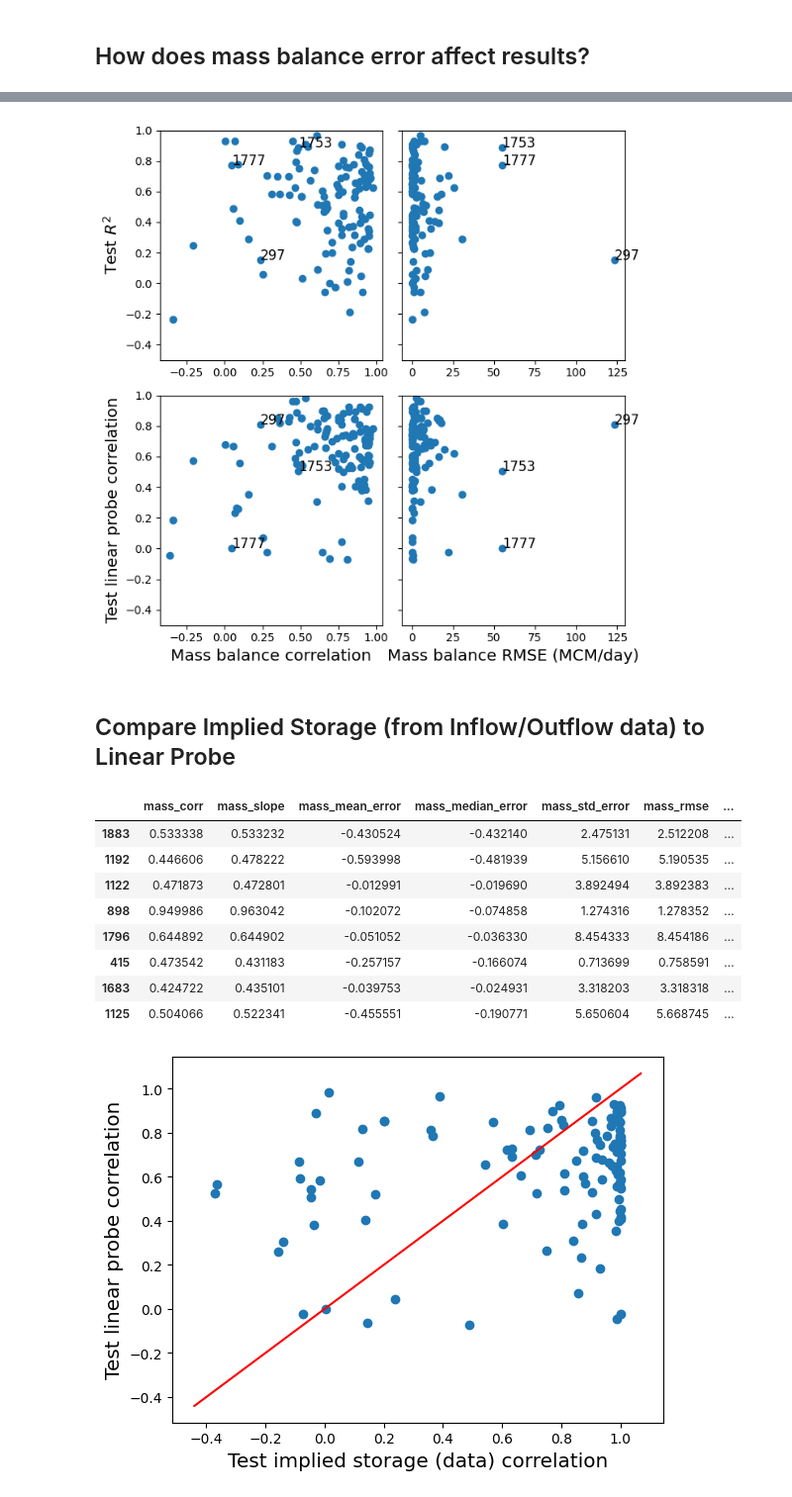
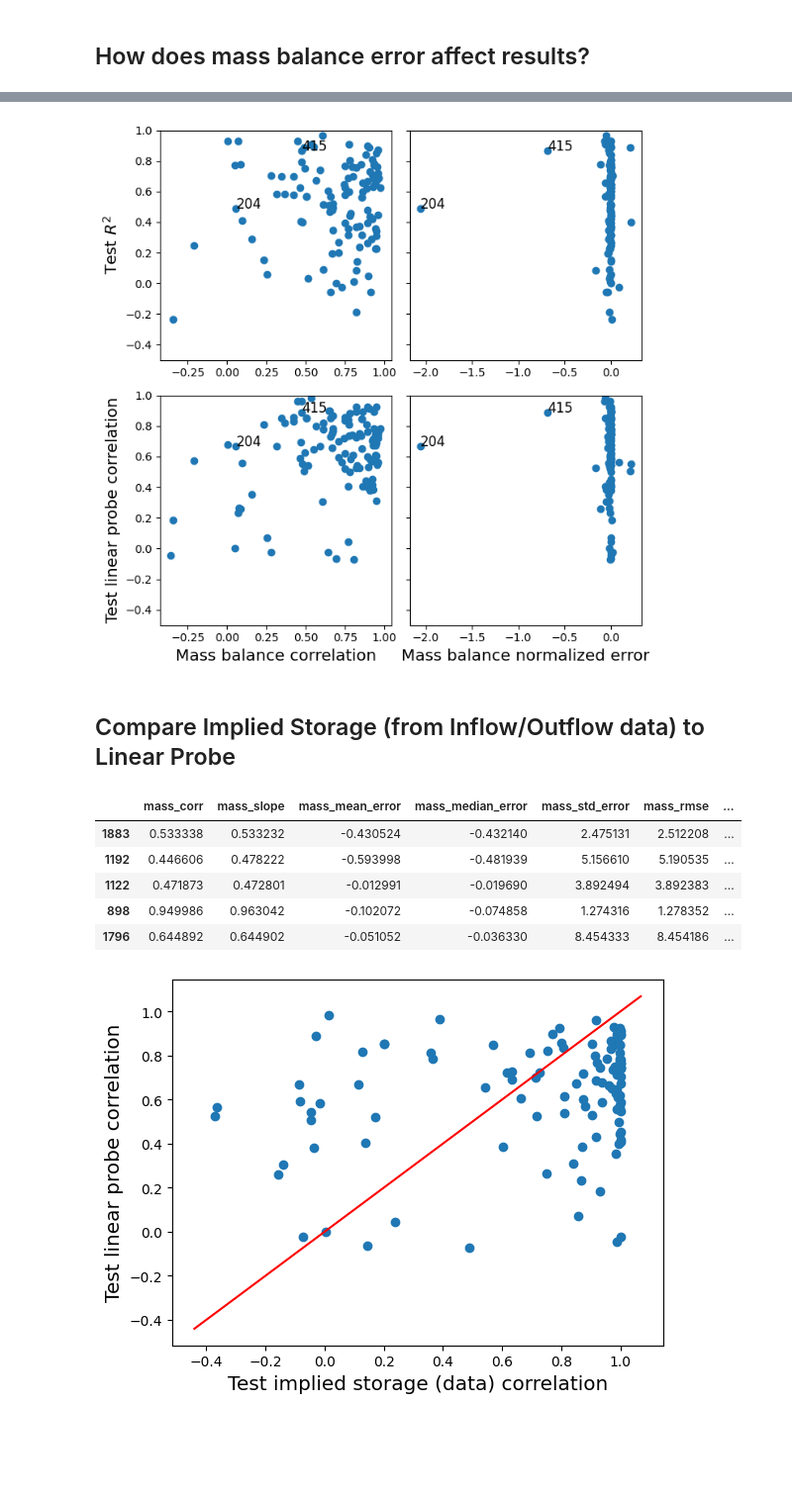
Before and after one commit to Matt2371/DL-reservoir-modeling, a Jupyter notebook: reviewer_comments/4a_resops_mass_balance_check.ipynb, the cells around one changed output, grey strips where cells are left out. Shown at 99% size. Cells and saved outputs as stored; diff of their text form; code cells hidden in the pictures; blank space fills up the shorter version.

```diff
--- a/reviewer_comments/4a_resops_mass_balance_check.ipynb
+++ b/reviewer_comments/4a_resops_mass_balance_check.ipynb
@@ -39,6 +40,12 @@ def mass_balance_check(res_id, left_year):
     df['storage_diff'] = df['storage'].shift(-1) - df['storage'] # change in storage in MCM/day
     df['inflow_outflow_diff'] = (df['inflow'] - df['outflow']) * 60 * 60 * 24 / 1e6 # MCM/day
     df = df.dropna()
+
+    # GRanD Attributes - Get Capacity
+    gdf = gpd.read_file("data/GRanD/GRanD_dams_v1_3.shp")
+    gdf = gdf.drop(columns="geometry").set_index("GRAND_ID")
+    gdf.index = gdf.index.astype(type(res_id))
+    capacity = gdf['CAP_MCM'].loc[res_id]
 
     residual = df['storage_diff'] - df['inflow_outflow_diff']
     corr = df['storage_diff'].corr(df['inflow_outflow_diff'])
@@ -55,6 +62,7 @@ def mass_balance_check(res_id, left_year):
         'median_error': median_error,
         'std_error': std_error,
         'rmse': rmse,
+        'normalized_mean_error': mean_error / capacity * 100
     }
 # %%
 res_list = sorted(filter_res())
@@ -63,10 +71,11 @@ left_years = get_left_years(res_list)
 mass_balance_df = pd.DataFrame(index=res_list)
 for res_id in tqdm(res_list, 'Calculating correlations'):
     mass_balance_check_i = mass_balance_check(res_id, left_years[res_id])
-    mass_balance_df.loc[res_id, ['mass_corr', 'mass_slope', 'mass_mean_error', 'mass_median_error', 'mass_std_error', 'mass_rmse']] = (mass_balance_check_i['corr'],
+    mass_balance_df.loc[res_id, ['mass_corr', 'mass_slope', 'mass_mean_error', 'mass_median_error', 'mass_std_error', 'mass_rmse', 'mass_norm_mean_error']] = (mass_balance_check_i['corr'],
                                                                                                    mass_balance_check_i['slope'],
                                                                                                    mass_balance_check_i['mean_error'],
                                                                                                    mass_balance_check_i['median_error'],
                                                                                                    mass_balance_check_i['std_error'],
-                                                                                                   mass_balance_check_i['rmse'])
+                                                                                                   mass_balance_check_i['rmse'],
+                                                                                                   mass_balance_check_i['normalized_mean_error'])
 # %%
@@ -106,35 +116,35 @@ summary_df[mass_balance_df['mass_rmse'] > 50]
 # %%
 fig, axes = plt.subplots(nrows=2, ncols=2, figsize=(7, 7), sharey=True)
 
-ids_to_label = ['1753', '1777', '297']
+ids_to_label = ['204', '415']
 
 axes[0, 0].scatter(summary_df['mass_corr'], summary_df['test'])
 axes[0, 0].set_ylim(-0.5, 1)
 axes[0, 0].set_ylabel('Test $R^2$', size='x-large')
 for id in ids_to_label:
     axes[0, 0].text(summary_df.loc[id, 'mass_corr'], summary_df.loc[id, 'test'], id, size='large')
 
-axes[0, 1].scatter(summary_df['mass_rmse'], summary_df['test'])
+axes[0, 1].scatter(summary_df['mass_norm_mean_error'], summary_df['test'])
 axes[0, 1].set_ylim(-0.5, 1)
 for id in ids_to_label:
-    axes[0, 1].text(summary_df.loc[id, 'mass_rmse'], summary_df.loc[id, 'test'], id, size='large')
+    axes[0, 1].text(summary_df.loc[id, 'mass_norm_mean_error'], summary_df.loc[id, 'test'], id, size='large')
 
 axes[1, 0].scatter(summary_df['mass_corr'], summary_df['linear_probe_corr'])
 axes[1, 0].set_ylabel('Test linear probe correlation', size='x-large')
 axes[1, 0].set_xlabel('Mass balance correlation', size='x-large')
 for id in ids_to_label:
     axes[1, 0].text(summary_df.loc[id, 'mass_corr'], summary_df.loc[id, 'linear_probe_corr'], id, size='large')
 
 
-axes[1, 1].scatter(summary_df['mass_rmse'], summary_df['linear_probe_corr'])
-axes[1, 1].set_xlabel('Mass balance RMSE (MCM/day)', size='x-large')
+axes[1, 1].scatter(summary_df['mass_norm_mean_error'], summary_df['linear_probe_corr'])
+axes[1, 1].set_xlabel('Mass balance normalized error', size='x-large')
 for id in ids_to_label:
-    axes[1, 1].text(summary_df.loc[id, 'mass_rmse'], summary_df.loc[id, 'linear_probe_corr'], id, size='large')
+    axes[1, 1].text(summary_df.loc[id, 'mass_norm_mean_error'], summary_df.loc[id, 'linear_probe_corr'], id, size='large')
 
 plt.tight_layout()
 plt.show()
 # %% [output]
-[figure, old version]
+[figure, new version]
 # %% [markdown]
 ## Compare Implied Storage (from Inflow/Outflow data) to Linear Probe
 # %%
@@ -254,7 +264,7 @@ for res_id in tqdm(res_list, 'Calculating test implied storage corrs'):
 
     summary_df.loc[res_id, 'implied_storage_corr'] = df_test['storage'].corr(pd.Series(implied_storage_test, index=df_test.index))
 # %%
-summary_df[summary_df['linear_probe_corr'] > summary_df['implied_storage_corr']].sort_values('linear_probe_corr', ascending=False).head(8)
+summary_df[summary_df['linear_probe_corr'] > summary_df['implied_storage_corr']].sort_values('linear_probe_corr', ascending=False).head()
 # %% [output]
 |  | mass_corr | mass_slope | mass_mean_error | mass_median_error | mass_std_error | mass_rmse | ... |
 | 1883 | 0.533338 | 0.533232 | -0.430524 | -0.432140 | 2.475131 | 2.512208 | ... |
@@ -262,9 +272,6 @@ summary_df[summary_df['linear_probe_corr'] > summary_df['implied_storage_corr']]
 | 1122 | 0.471873 | 0.472801 | -0.012991 | -0.019690 | 3.892494 | 3.892383 | ... |
 | 898 | 0.949986 | 0.963042 | -0.102072 | -0.074858 | 1.274316 | 1.278352 | ... |
 | 1796 | 0.644892 | 0.644902 | -0.051052 | -0.036330 | 8.454333 | 8.454186 | ... |
-| 415 | 0.473542 | 0.431183 | -0.257157 | -0.166074 | 0.713699 | 0.758591 | ... |
-| 1683 | 0.424722 | 0.435101 | -0.039753 | -0.024931 | 3.318203 | 3.318318 | ... |
-| 1125 | 0.504066 | 0.522341 | -0.455551 | -0.190771 | 5.650604 | 5.668745 | ... |
 # %%
 plt.scatter(summary_df['implied_storage_corr'], summary_df['linear_probe_corr'])
 lims = [
```
Also changed, not shown: parts of 6 cells of this notebook, 1 other file.
